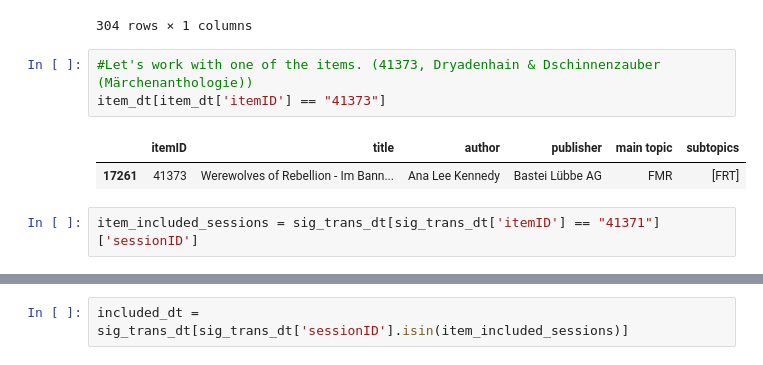
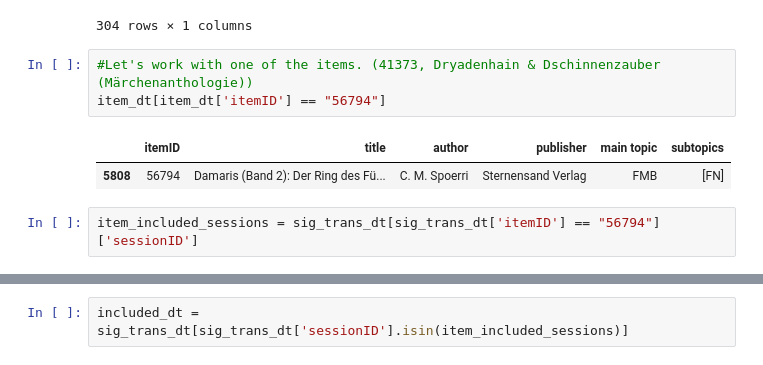
Before and after one commit to manu675/Data_Mining_Cup_Prudsys_21, a Jupyter notebook: transaction_recommender.ipynb, the cells around one changed output, grey strips where cells are left out. Saved outputs shown, nothing was run; the diff lists cells and outputs as text.

```diff
--- a/transaction_recommender.ipynb
+++ b/transaction_recommender.ipynb
@@ -57,12 +57,12 @@ eval_dt[eval_dt['itemID'].isin(sig_trans_dt['itemID'])]
 304 rows × 1 columns
 # %%
 #Let's work with one of the items. (41373, Dryadenhain & Dschinnenzauber (Märchenanthologie))
-item_dt[item_dt['itemID'] == "41373"]
+item_dt[item_dt['itemID'] == "56794"]
 # %% [output]
 |  | itemID | title | author | publisher | main topic | subtopics |
-| 17261 | 41373 | Werewolves of Rebellion - Im Bann... | Ana Lee Kennedy | Bastei Lübbe AG | FMR | [FRT] |
+| 5808 | 56794 | Damaris (Band 2): Der Ring des Fü... | C. M. Spoerri | Sternensand Verlag | FMB | [FN] |
 # %%
-item_included_sessions = sig_trans_dt[sig_trans_dt['itemID'] == "41371"]['sessionID']
+item_included_sessions = sig_trans_dt[sig_trans_dt['itemID'] == "56794"]['sessionID']
 # %%
 #Only one session includes item 41371
 item_included_sessions
```
Also changed, not shown: parts of 19 cells of this notebook.
